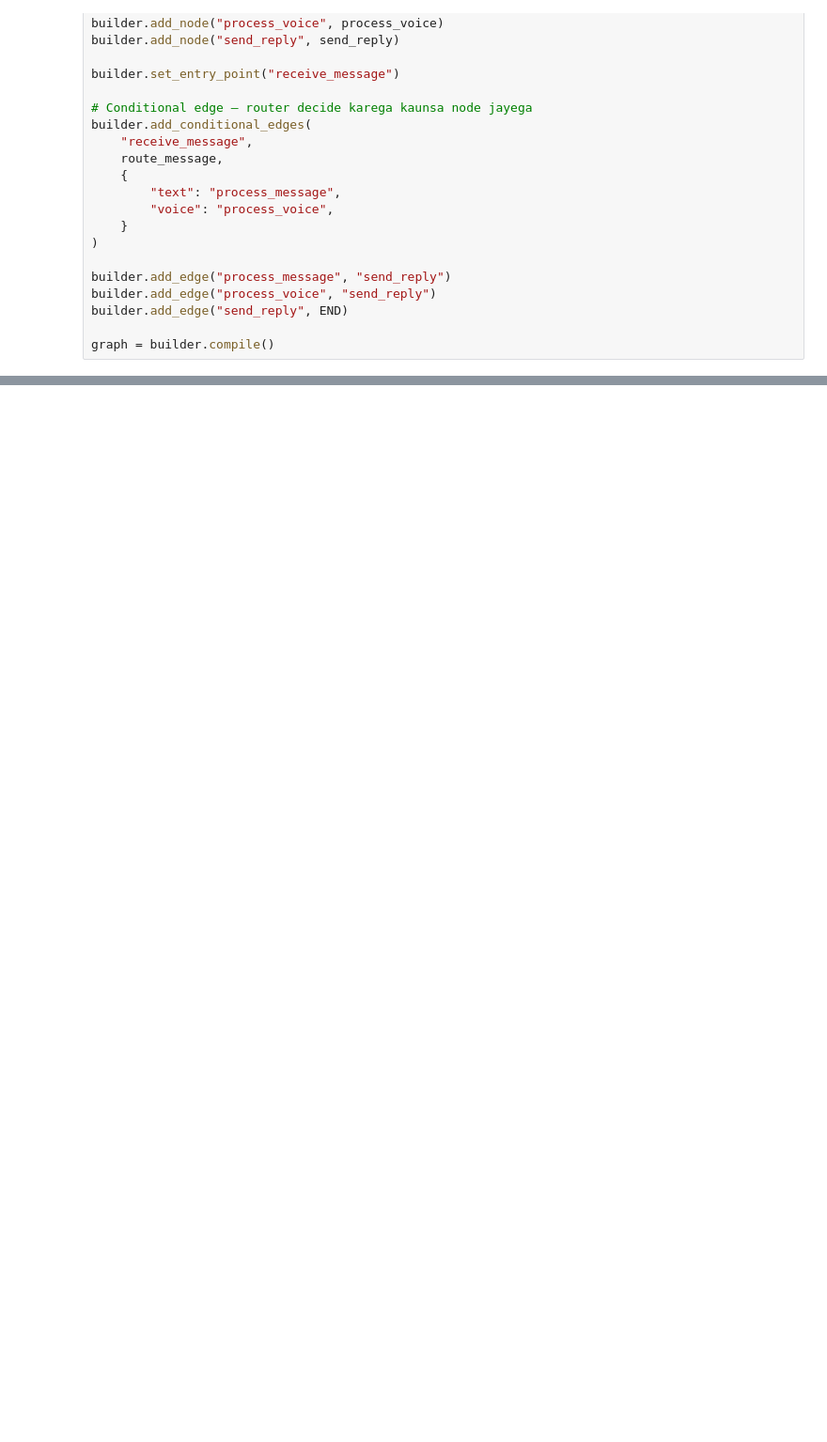
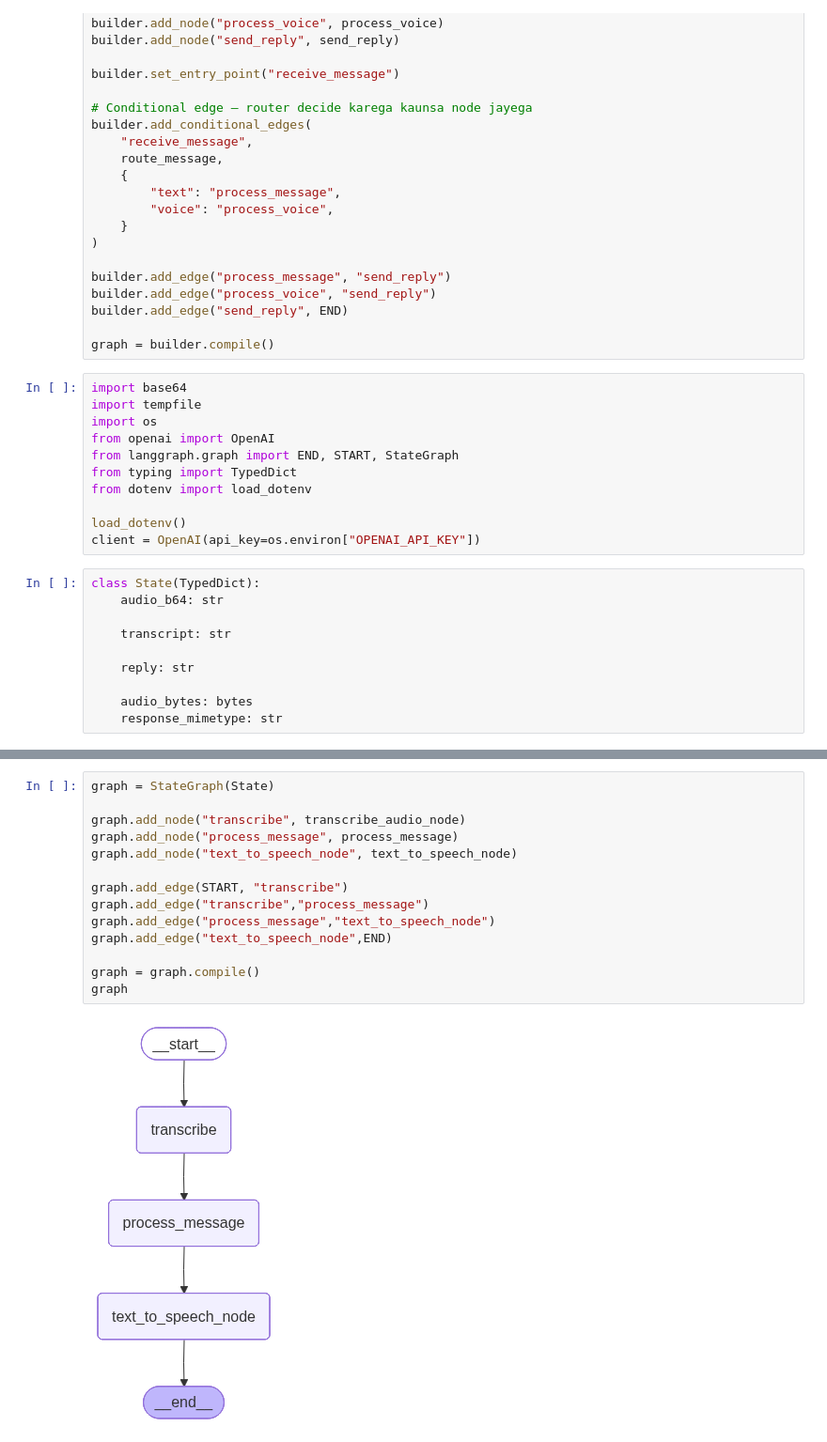
Before and after one commit to Usamafiaz35/langrapgh-whatsapp-bot, a Jupyter notebook: testing.ipynb, the cells around one changed output, grey strips where cells are left out. Shown at 94% size. Cells and saved outputs as stored; diff of their text form; blank space fills up the shorter version.

```diff
--- a/testing.ipynb
+++ b/testing.ipynb
@@ -185,3 +185,24 @@ builder.add_edge("process_voice", "send_reply")
 builder.add_edge("send_reply", END)
 
 graph = builder.compile()
+# %%
+import base64
+import tempfile
+import os
+from openai import OpenAI
+from langgraph.graph import END, START, StateGraph
+from typing import TypedDict
+from dotenv import load_dotenv
+
+load_dotenv()
+client = OpenAI(api_key=os.environ["OPENAI_API_KEY"])
+# %%
+class State(TypedDict):
+    audio_b64: str
+
+    transcript: str
+
+    reply: str
+
+    audio_bytes: bytes
+    response_mimetype: str
@@ -187,0 +331,16 @@ graph = builder.compile()
+# %%
+graph = StateGraph(State)
+
+graph.add_node("transcribe", transcribe_audio_node)
+graph.add_node("process_message", process_message)
+graph.add_node("text_to_speech_node", text_to_speech_node)
+
+graph.add_edge(START, "transcribe")
+graph.add_edge("transcribe","process_message")
+graph.add_edge("process_message","text_to_speech_node")
+graph.add_edge("text_to_speech_node",END)
+
+graph = graph.compile()
+graph
+# %% [output]
+[figure, added]
```
Also changed, not shown: parts of 6 cells of this notebook, 3 other files.
